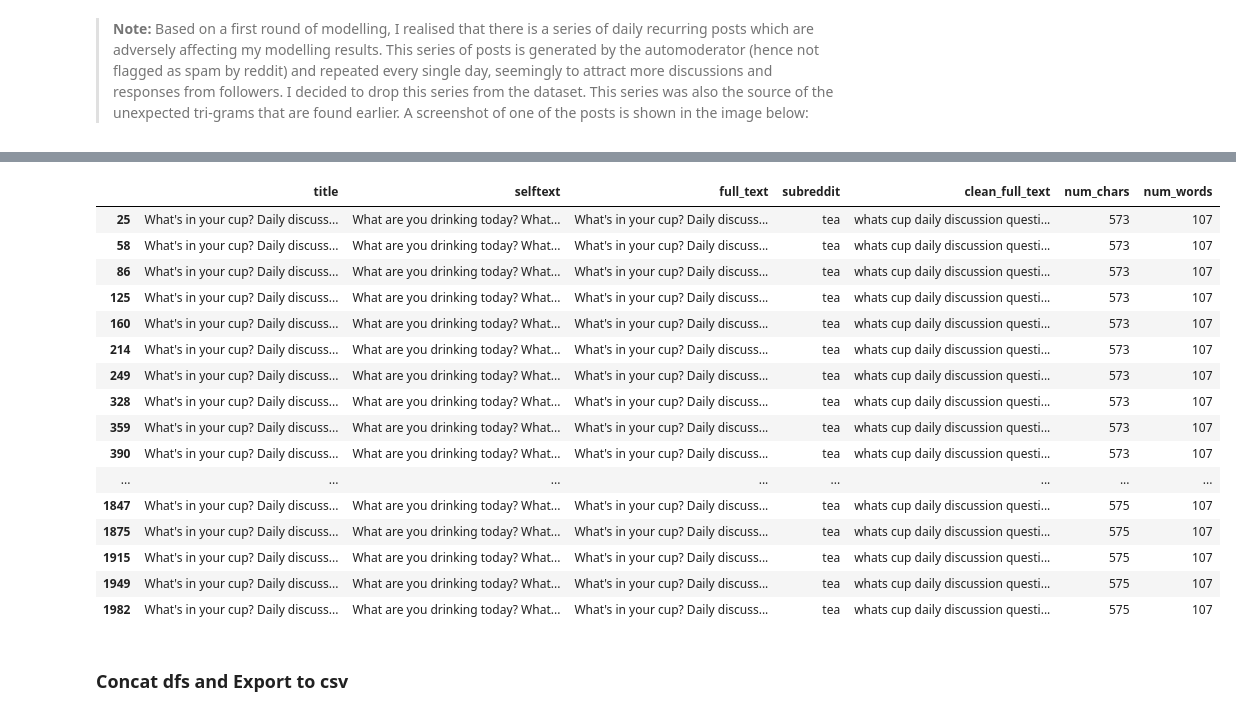
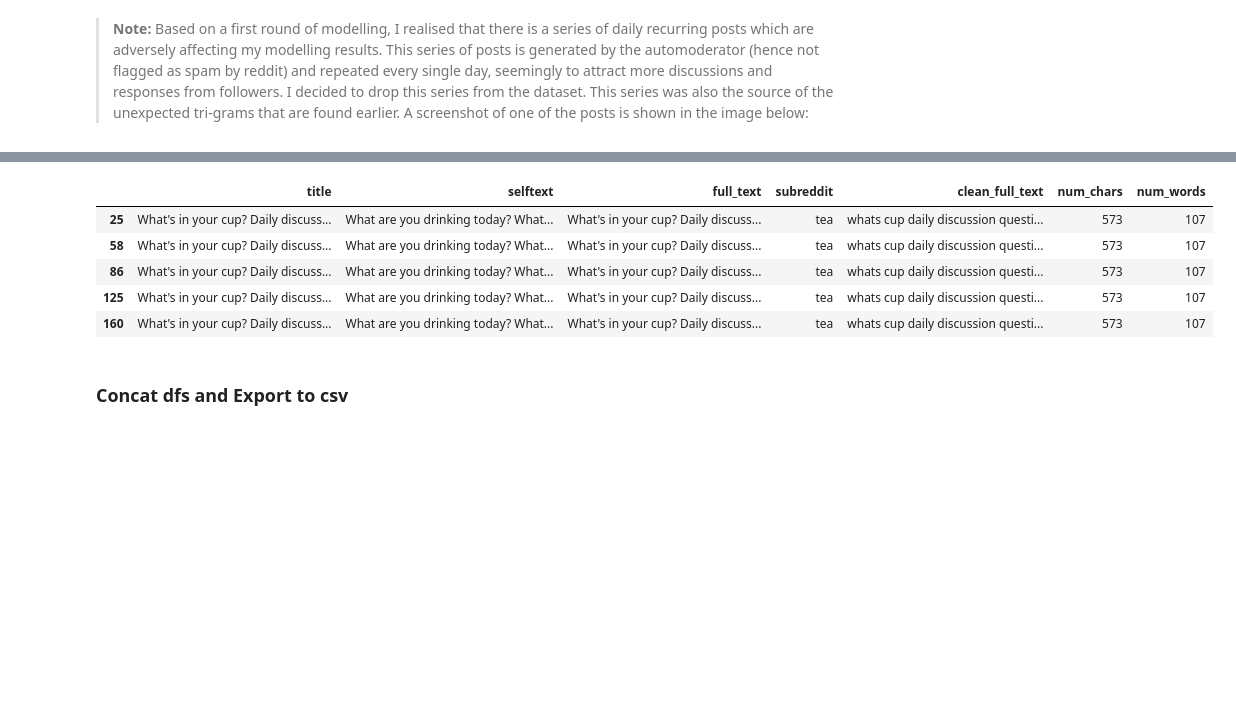
Before and after one commit to mirawrr/GA-projects, a Jupyter notebook: project_3_final/Project 3 - Notebook Part 2 - Amira - Final.ipynb, the cells around one changed output, grey strips where cells are left out. Cells and saved outputs as stored; diff of their text form; code cells hidden in the pictures; blank space fills up the shorter version.

```diff
--- a/project_3_final/Project 3 - Notebook Part 2 - Amira - Final.ipynb
+++ b/project_3_final/Project 3 - Notebook Part 2 - Amira - Final.ipynb
@@ -577,25 +577,14 @@ plt.suptitle('Top 20 Tri-grams Based on Count of Words', fontsize=16, y=0.95);
 # %%
 # 'guygal talk life', 'drink question ask' etc all come from a single source...
 # total 54 rows
-tea_df[tea_df.clean_full_text.str.contains('guygal', na=False)]
+tea_df[tea_df.clean_full_text.str.contains('guygal', na=False)].head(5)
 # %% [output]
 |  | title | selftext | full_text | subreddit | clean_full_text | num_chars | num_words |
 | 25 | What's in your cup? Daily discuss... | What are you drinking today? What... | What's in your cup? Daily discuss... | tea | whats cup daily discussion questi... | 573 | 107 |
 | 58 | What's in your cup? Daily discuss... | What are you drinking today? What... | What's in your cup? Daily discuss... | tea | whats cup daily discussion questi... | 573 | 107 |
 | 86 | What's in your cup? Daily discuss... | What are you drinking today? What... | What's in your cup? Daily discuss... | tea | whats cup daily discussion questi... | 573 | 107 |
 | 125 | What's in your cup? Daily discuss... | What are you drinking today? What... | What's in your cup? Daily discuss... | tea | whats cup daily discussion questi... | 573 | 107 |
 | 160 | What's in your cup? Daily discuss... | What are you drinking today? What... | What's in your cup? Daily discuss... | tea | whats cup daily discussion questi... | 573 | 107 |
-| 214 | What's in your cup? Daily discuss... | What are you drinking today? What... | What's in your cup? Daily discuss... | tea | whats cup daily discussion questi... | 573 | 107 |
-| 249 | What's in your cup? Daily discuss... | What are you drinking today? What... | What's in your cup? Daily discuss... | tea | whats cup daily discussion questi... | 573 | 107 |
-| 328 | What's in your cup? Daily discuss... | What are you drinking today? What... | What's in your cup? Daily discuss... | tea | whats cup daily discussion questi... | 573 | 107 |
-| 359 | What's in your cup? Daily discuss... | What are you drinking today? What... | What's in your cup? Daily discuss... | tea | whats cup daily discussion questi... | 573 | 107 |
-| 390 | What's in your cup? Daily discuss... | What are you drinking today? What... | What's in your cup? Daily discuss... | tea | whats cup daily discussion questi... | 573 | 107 |
-| ... | ... | ... | ... | ... | ... | ... | ... |
-| 1847 | What's in your cup? Daily discuss... | What are you drinking today? What... | What's in your cup? Daily discuss... | tea | whats cup daily discussion questi... | 575 | 107 |
-| 1875 | What's in your cup? Daily discuss... | What are you drinking today? What... | What's in your cup? Daily discuss... | tea | whats cup daily discussion questi... | 575 | 107 |
-| 1915 | What's in your cup? Daily discuss... | What are you drinking today? What... | What's in your cup? Daily discuss... | tea | whats cup daily discussion questi... | 575 | 107 |
-| 1949 | What's in your cup? Daily discuss... | What are you drinking today? What... | What's in your cup? Daily discuss... | tea | whats cup daily discussion questi... | 575 | 107 |
-| 1982 | What's in your cup? Daily discuss... | What are you drinking today? What... | What's in your cup? Daily discuss... | tea | whats cup daily discussion questi... | 575 | 107 |
 # %%
 # drop the columns
 tea_df.drop(tea_df[tea_df.clean_full_text.str.contains('guygal', na=False)].index, inplace=True)
```
Also changed, not shown: parts of 8 cells of this notebook, 1 other file.
